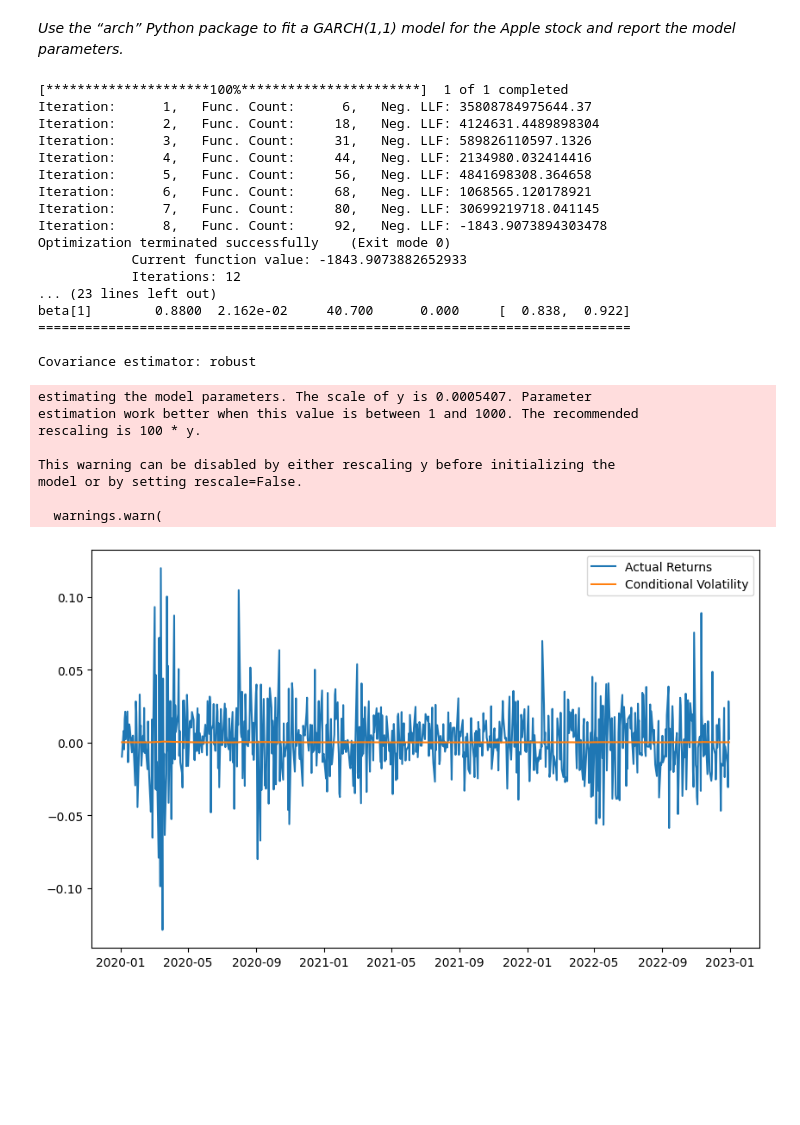
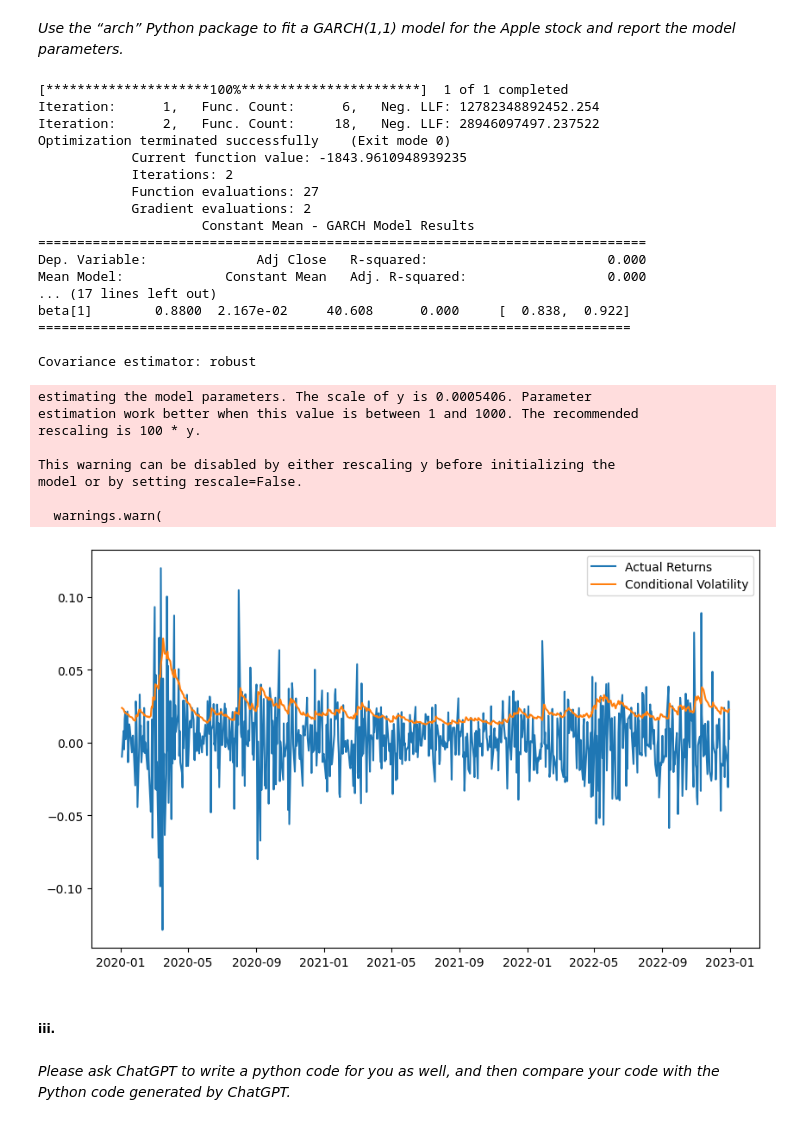
Before and after one commit to bs333/fe-670, a Jupyter notebook: FE670 - Homeworks/FE670 - Homework #1/FE670 - Homework #1.ipynb, the cells around one changed output. Saved outputs shown, nothing was run; the diff lists cells and outputs as text; code cells hidden in the pictures; blank space fills up the shorter version.

```diff
--- a/FE670 - Homeworks/FE670 - Homework #1/FE670 - Homework #1.ipynb
+++ b/FE670 - Homeworks/FE670 - Homework #1/FE670 - Homework #1.ipynb
@@ -322,61 +322,64 @@ Finally, it also cited the correct equation with the correct models needed to be
 *Use the “arch” Python package to fit a GARCH(1,1) model
 for the Apple stock and report the model parameters.*
 # %%
+import yfinance as yf
+import pandas as pd
 import numpy as np
-import pandas as pd
+from arch import arch_model
 import matplotlib.pyplot as plt
-import yfinance as yf
-from arch import arch_model
 
 # Download Apple stock price data
 symbol = 'AAPL'
 data = yf.download(symbol, start='2020-01-01', end='2022-12-31')
 
 # Calculate the daily returns
-data['returns'] = data['Close'].pct_change().dropna()
-
-# Drop NA values from returns
-returns = data['returns'].dropna()
+returns = data['returns'] = data['Adj Close'].pct_change().dropna()
 
 # Fit a GARCH(1, 1) model
-model = arch_model(returns, vol='Garch', p=1, q=1)
-results = model.fit()
+garch_model = arch_model(returns, vol='Garch', p=1, q=1)
+results = garch_model.fit()
 
 # Print the summary
 print(results.summary())
 
 # Plot the actual returns
 plt.figure(figsize=(10, 6))
 plt.plot(returns, label='Actual Returns')
 
 # Plot the model's conditional volatility
-plt.plot(results.conditional_volatility / 100, label='Conditional Volatility') # divide by 100 to match scale
+plt.plot(results.conditional_volatility, label='Conditional Volatility')
 plt.legend()
 plt.show()
 # %% [output]
 [*********************100%***********************]  1 of 1 completed
-Iteration:      1,   Func. Count:      6,   Neg. LLF: 35808784975644.37
-Iteration:      2,   Func. Count:     18,   Neg. LLF: 4124631.4489898304
-Iteration:      3,   Func. Count:     31,   Neg. LLF: 589826110597.1326
-Iteration:      4,   Func. Count:     44,   Neg. LLF: 2134980.032414416
-Iteration:      5,   Func. Count:     56,   Neg. LLF: 4841698308.364658
-Iteration:      6,   Func. Count:     68,   Neg. LLF: 1068565.120178921
-Iteration:      7,   Func. Count:     80,   Neg. LLF: 30699219718.041145
-Iteration:      8,   Func. Count:     92,   Neg. LLF: -1843.9073894303478
+Iteration:      1,   Func. Count:      6,   Neg. LLF: 12782348892452.254
+Iteration:      2,   Func. Count:     18,   Neg. LLF: 28946097497.237522
 Optimization terminated successfully    (Exit mode 0)
-            Current function value: -1843.9073882652933
-            Iterations: 12
-... (23 lines left out)
-beta[1]        0.8800  2.162e-02     40.700      0.000     [  0.838,  0.922]
+            Current function value: -1843.9610948939235
+            Iterations: 2
+            Function evaluations: 27
+            Gradient evaluations: 2
+                     Constant Mean - GARCH Model Results
+==============================================================================
+Dep. Variable:              Adj Close   R-squared:                       0.000
+Mean Model:             Constant Mean   Adj. R-squared:                  0.000
+... (17 lines left out)
+beta[1]        0.8800  2.167e-02     40.608      0.000     [  0.838,  0.922]
 ============================================================================
 
 Covariance estimator: robust
-estimating the model parameters. The scale of y is 0.0005407. Parameter
+estimating the model parameters. The scale of y is 0.0005406. Parameter
 estimation work better when this value is between 1 and 1000. The recommended
 rescaling is 100 * y.
 
 This warning can be disabled by either rescaling y before initializing the
 model or by setting rescale=False.
 
   warnings.warn(
-[figure, old version]
+[figure, new version]
+# %% [markdown]
+##### iii.
+# %% [markdown]
+*Please ask ChatGPT to write a python code for you as well,
+and then compare your code with the Python code generated
+by ChatGPT.*
```
Also changed, not shown: parts of 6 cells of this notebook.
